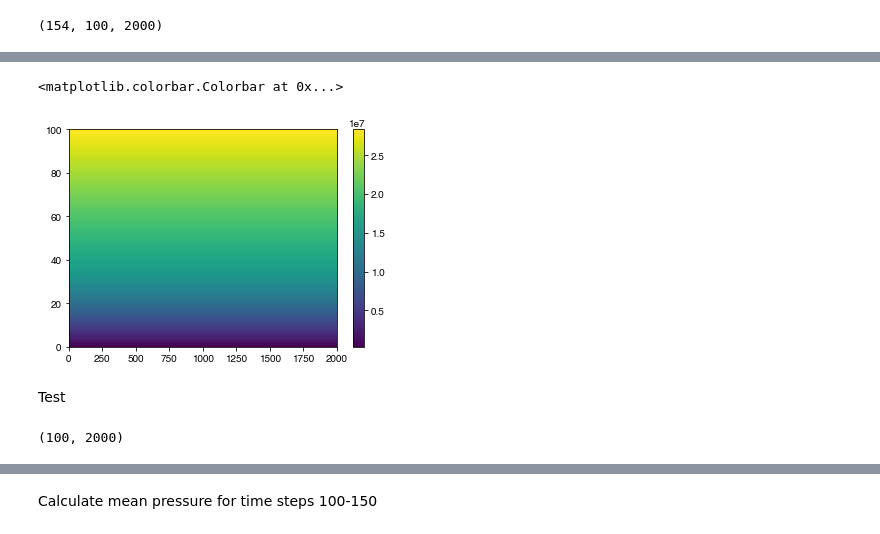
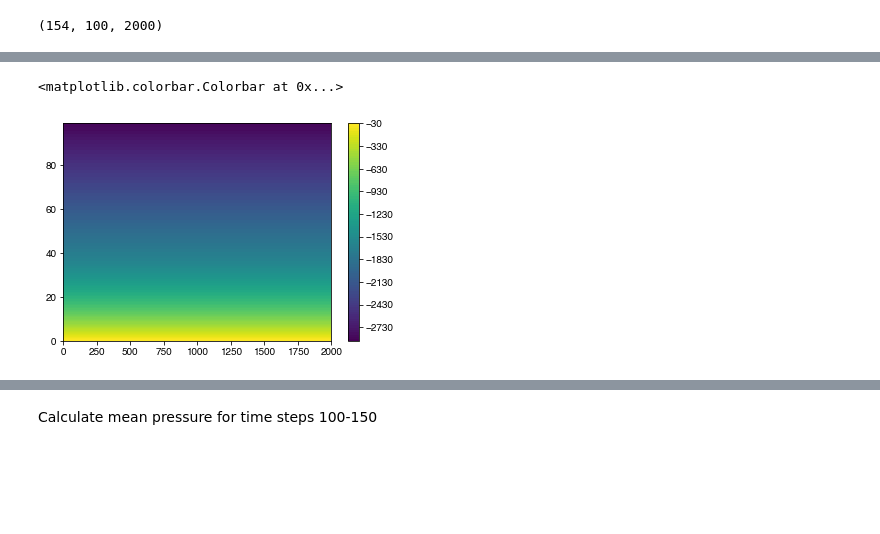
Before and after one commit to gunnarvoet/flow-across-bump, a Jupyter notebook: analysis/bump_analysis.ipynb, the cells around one changed output, grey strips where cells are left out. Saved outputs shown, nothing was run; the diff lists cells and outputs as text; code cells hidden in the pictures; blank space fills up the shorter version.

```diff
--- a/analysis/bump_analysis.ipynb
+++ b/analysis/bump_analysis.ipynb
@@ -285,13 +296,6 @@ RC.T.shape
 # %%
-plt.pcolormesh(RC.T*-gravity*rho0)
+plt.contourf(RC.T,100)
 plt.colorbar()
 # %% [output]
 <matplotlib.colorbar.Colorbar at 0x...>
-[figure, old version]
+[figure, new version]
-# %% [markdown]
-Test
-# %%
-p = np.squeeze(phi_hyd.isel(T=150).values)*rho0 + np.squeeze(phi_nh.isel(T=150).values)*rho0 -gravity*rho0*RC.T
-p.shape
-# %% [output]
-(100, 2000)
```
Also changed, not shown: parts of 42 cells of this notebook, 2 other files.
